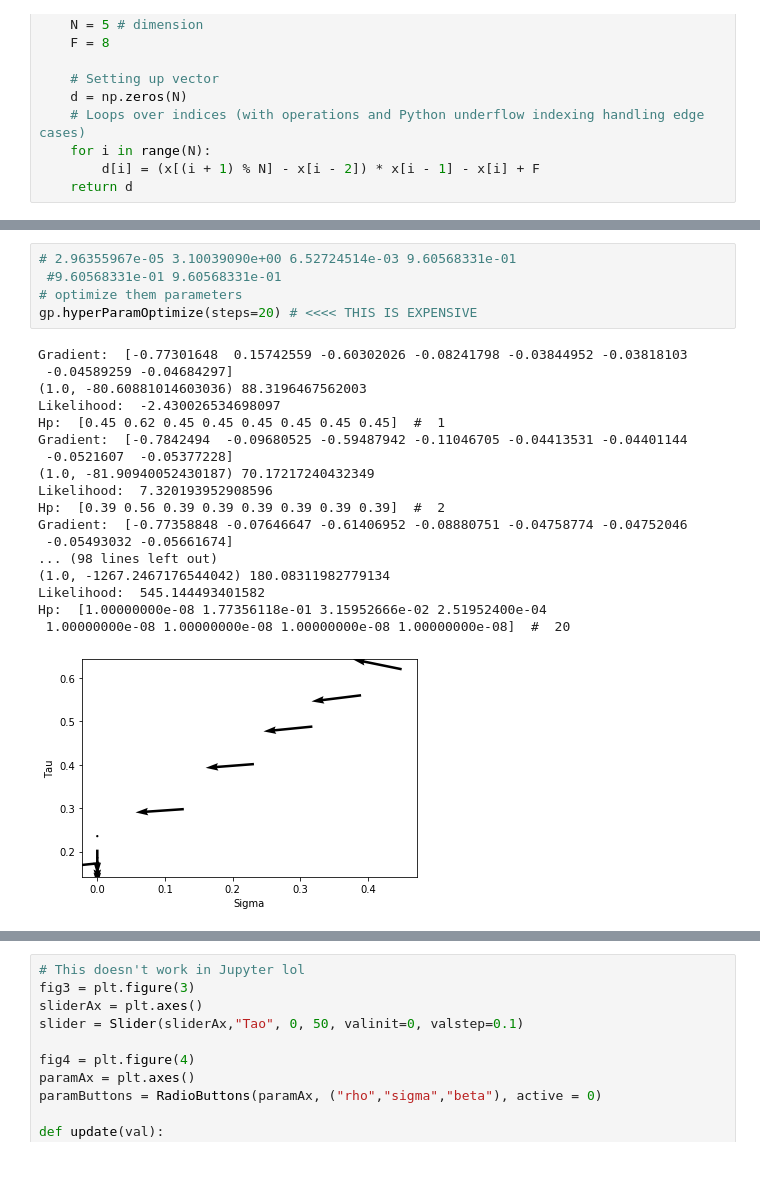
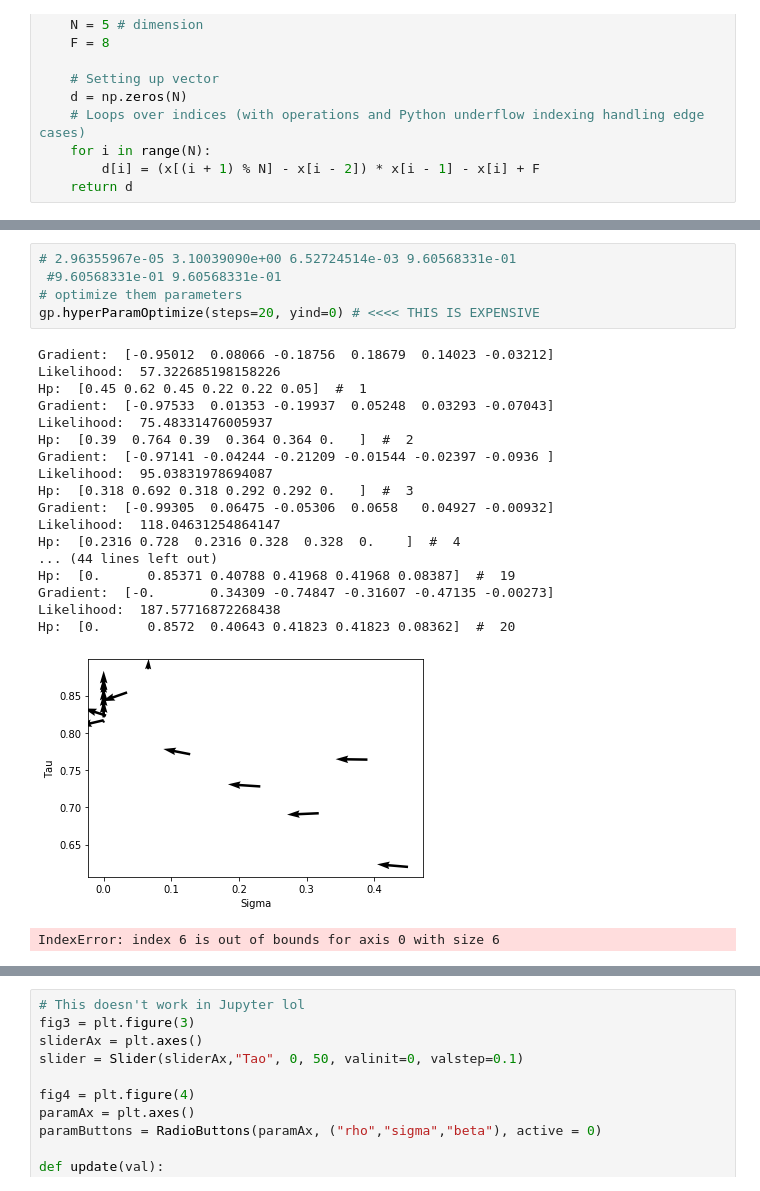
Before and after one commit to kenflat2/Nonlinear-Regression, a Jupyter notebook: GP Experimenter.ipynb, the cells around one changed output, grey strips where cells are left out. Drawn from its saved outputs; the diff is of its cells as text.

```diff
--- a/GP Experimenter.ipynb
+++ b/GP Experimenter.ipynb
@@ -180,27 +273,28 @@ Prior dict  {0: 'none', 1: 'none', 2: 'none', 3: 'none', 4: 'ARD', 5: 'ARD', 6:
 # %%
 # 2.96355967e-05 3.10039090e+00 6.52724514e-03 9.60568331e-01
  #9.60568331e-01 9.60568331e-01
 # optimize them parameters
-gp.hyperParamOptimize(steps=20) # <<<< THIS IS EXPENSIVE
+gp.hyperParamOptimize(steps=20, yind=0) # <<<< THIS IS EXPENSIVE
 # %% [output]
-Gradient:  [-0.77301648  0.15742559 -0.60302026 -0.08241798 -0.03844952 -0.03818103
- -0.04589259 -0.04684297]
-(1.0, -80.60881014603036) 88.3196467562003
-Likelihood:  -2.430026534698097
-Hp:  [0.45 0.62 0.45 0.45 0.45 0.45 0.45 0.45]  #  1
-Gradient:  [-0.7842494  -0.09680525 -0.59487942 -0.11046705 -0.04413531 -0.04401144
- -0.0521607  -0.05377228]
-(1.0, -81.90940052430187) 70.17217240432349
-Likelihood:  7.320193952908596
-Hp:  [0.39 0.56 0.39 0.39 0.39 0.39 0.39 0.39]  #  2
-Gradient:  [-0.77358848 -0.07646647 -0.61406952 -0.08880751 -0.04758774 -0.04752046
- -0.05493032 -0.05661674]
-... (98 lines left out)
-(1.0, -1267.2467176544042) 180.08311982779134
-Likelihood:  545.144493401582
-Hp:  [1.00000000e-08 1.77356118e-01 3.15952666e-02 2.51952400e-04
- 1.00000000e-08 1.00000000e-08 1.00000000e-08 1.00000000e-08]  #  20
+Gradient:  [-0.95012  0.08066 -0.18756  0.18679  0.14023 -0.03212]
+Likelihood:  57.322685198158226
+Hp:  [0.45 0.62 0.45 0.22 0.22 0.05]  #  1
+Gradient:  [-0.97533  0.01353 -0.19937  0.05248  0.03293 -0.07043]
+Likelihood:  75.48331476005937
+Hp:  [0.39  0.764 0.39  0.364 0.364 0.   ]  #  2
+Gradient:  [-0.97141 -0.04244 -0.21209 -0.01544 -0.02397 -0.0936 ]
+Likelihood:  95.03831978694087
+Hp:  [0.318 0.692 0.318 0.292 0.292 0.   ]  #  3
+Gradient:  [-0.99305  0.06475 -0.05306  0.0658   0.04927 -0.00932]
+Likelihood:  118.04631254864147
+Hp:  [0.2316 0.728  0.2316 0.328  0.328  0.    ]  #  4
+... (44 lines left out)
+Hp:  [0.      0.85371 0.40788 0.41968 0.41968 0.08387]  #  19
+Gradient:  [-0.       0.34309 -0.74847 -0.31607 -0.47135 -0.00273]
+Likelihood:  187.57716872268438
+Hp:  [0.      0.8572  0.40643 0.41823 0.41823 0.08362]  #  20
-[figure, old version]
+[figure, new version]
+IndexError: index 6 is out of bounds for axis 0 with size 6
 # %%
 # One step predictions
 diffTable = []
```
Also changed, not shown: parts of 11 cells of this notebook, 2 other files.
